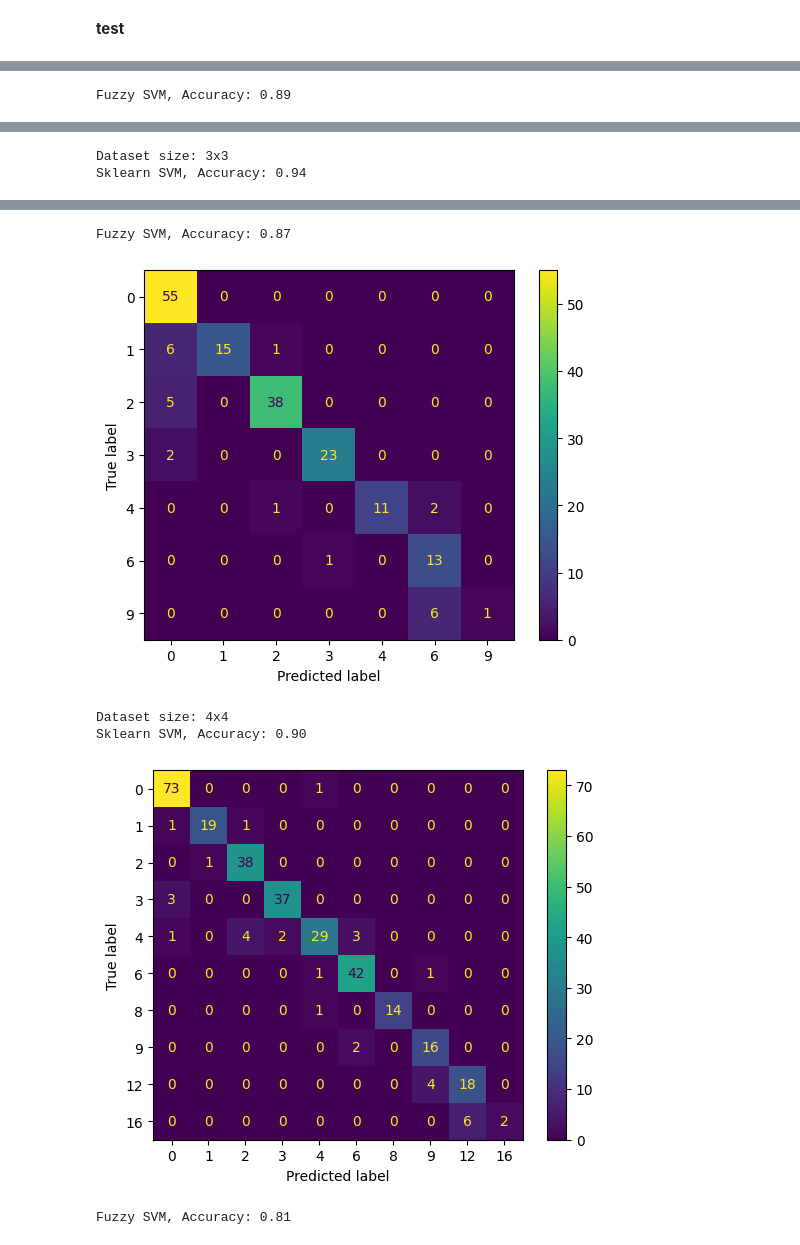
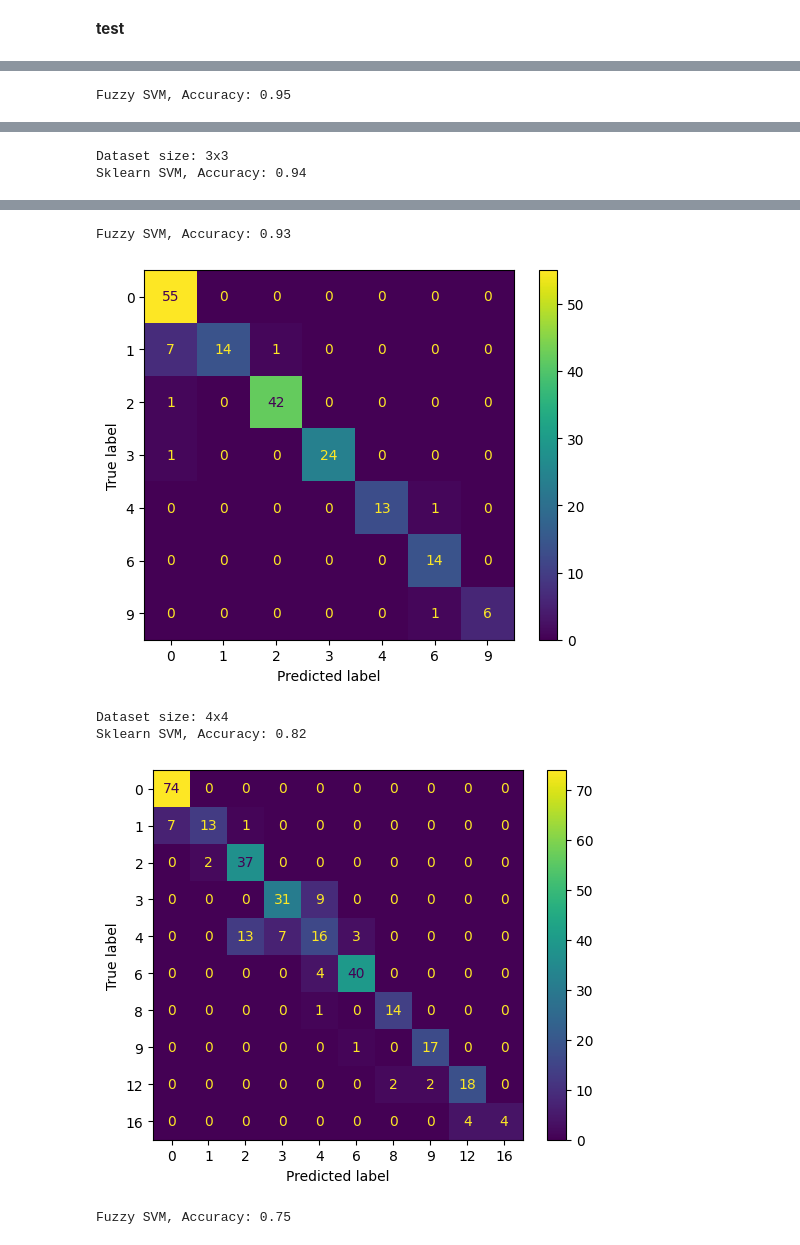
Before and after one commit to Lecrut/ai-ml_studies, a Jupyter notebook: metody_sztucznej_itenligencji/lab_4.ipynb, the cells around one changed output, grey strips where cells are left out. Saved outputs shown, nothing was run; the diff lists cells and outputs as text; code cells hidden in the pictures.

Commit message:
lab 4 - msi - other kernel

```diff
--- a/metody_sztucznej_itenligencji/lab_4.ipynb
+++ b/metody_sztucznej_itenligencji/lab_4.ipynb
@@ -13,8 +13,8 @@ import matplotlib.pyplot as plt
 **Fuzzy SVM - własna interpretacja**
 # %%
 class FuzzySVM:
-    def __init__(self, C=1.0, kernel="linear"):
-        self._model = SVC(C=C, kernel=kernel)
+    def __init__(self, C=1.0, kernel="poly"):
+        self._model = SVC(kernel=kernel)
 
     def _compute_memberships(self, X, y):
 
@@ -72,13 +72,13 @@ for size in sizes:
 
     X_train, X_test, y_train, y_test = train_test_split(dataXY, data_labels, test_size=0.2, random_state=25)
 
-    ready_svm = SVC(kernel='rbf')
+    ready_svm = SVC(kernel='poly')
     ready_svm.fit(X_train, y_train)
     print(f'Sklearn SVM, Accuracy: {ready_svm.score(X_test, y_test):.2f}')
     ConfusionMatrixDisplay.from_predictions(y_test, ready_svm.predict(X_test))
     plt.show()
 
-    fuzzy_svm = FuzzySVM(kernel='rbf')
+    fuzzy_svm = FuzzySVM(kernel='poly')
     fuzzy_svm.fit(X_train, y_train)
     print(f'Fuzzy SVM, Accuracy: {fuzzy_svm.score(X_test, y_test):.2f}')
     ConfusionMatrixDisplay.from_predictions(y_test, fuzzy_svm.predict(X_test))
@@ -89,2 +89,2 @@ Sklearn SVM, Accuracy: 0.95
 [figure]
-Fuzzy SVM, Accuracy: 0.89
+Fuzzy SVM, Accuracy: 0.95
@@ -92,9 +92,9 @@ Fuzzy SVM, Accuracy: 0.89
 Dataset size: 3x3
 Sklearn SVM, Accuracy: 0.94
 [figure]
-Fuzzy SVM, Accuracy: 0.87
+Fuzzy SVM, Accuracy: 0.93
-[figure, old version]
+[figure, new version]
 Dataset size: 4x4
-Sklearn SVM, Accuracy: 0.90
+Sklearn SVM, Accuracy: 0.82
-[figure, old version]
+[figure, new version]
-Fuzzy SVM, Accuracy: 0.81
+Fuzzy SVM, Accuracy: 0.75
```
Also changed, not shown: parts of 1 cell of this notebook, 1 other file.
